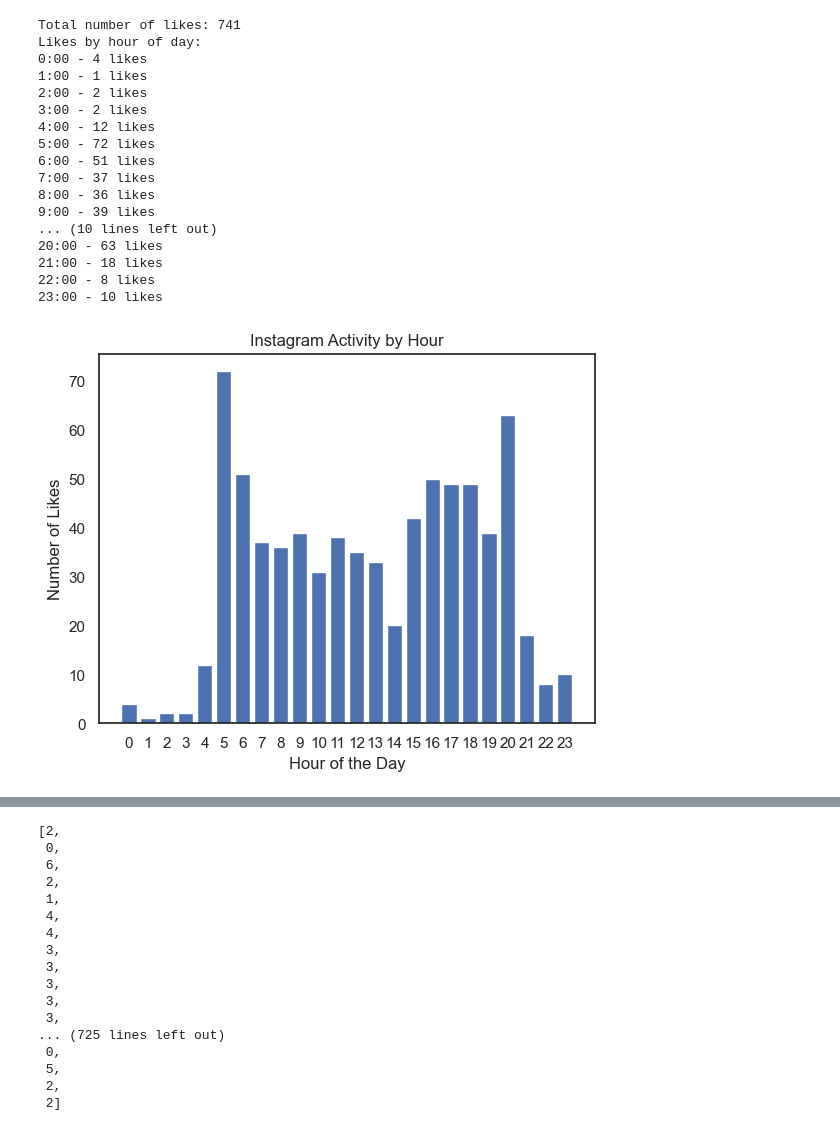
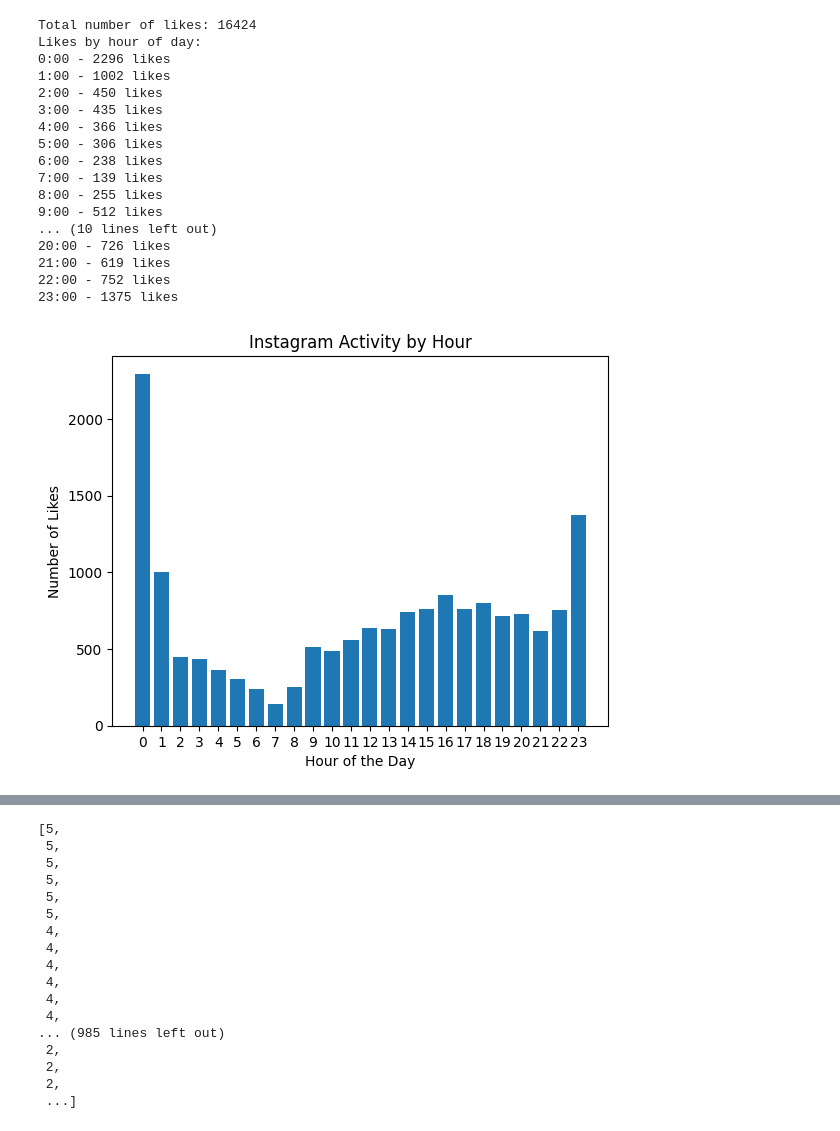
Before and after one commit to ufuk-cakir/buda, a Jupyter notebook: notebooks/likes_statistics.ipynb, the cells around one changed output, grey strips where cells are left out. Cells and saved outputs as stored; diff of their text form; code cells hidden in the pictures.

Commit message:
danny_likes_stats

```diff
--- a/notebooks/likes_statistics.ipynb
+++ b/notebooks/likes_statistics.ipynb
@@ -1,31 +1,31 @@
 # %%
 # check whether the package is installed
 from buda.analysis import analyze_likes
 from buda.analysis import extract_days_of_week
 from buda.utils import load_data
 
 # Example usage
-data = load_data("/Users/alexandrudobra/Downloads/instagram-alexdobra.lk76-2024-11-09-HYDpf5jx/your_instagram_activity/likes/liked_posts.json")
+data = load_data("/Users/ash/Downloads/liked_posts.json")
 analyze_likes(data)
 
 # test extract_days_of_week
 extract_days_of_week(data)
 # %% [output]
-Total number of likes: 741
+Total number of likes: 16424
 Likes by hour of day:
-0:00 - 4 likes
-1:00 - 1 likes
-2:00 - 2 likes
-3:00 - 2 likes
-4:00 - 12 likes
-5:00 - 72 likes
-6:00 - 51 likes
-7:00 - 37 likes
-8:00 - 36 likes
-9:00 - 39 likes
+0:00 - 2296 likes
+1:00 - 1002 likes
+2:00 - 450 likes
+3:00 - 435 likes
+4:00 - 366 likes
+5:00 - 306 likes
+6:00 - 238 likes
+7:00 - 139 likes
+8:00 - 255 likes
+9:00 - 512 likes
 ... (10 lines left out)
-20:00 - 63 likes
-21:00 - 18 likes
-22:00 - 8 likes
-23:00 - 10 likes
+20:00 - 726 likes
+21:00 - 619 likes
+22:00 - 752 likes
+23:00 - 1375 likes
-[figure, old version]
+[figure, new version]
@@ -33,20 +33,20 @@ Likes by hour of day:
-[2,
- 0,
- 6,
- 2,
- 1,
+[5,
+ 5,
+ 5,
+ 5,
+ 5,
+ 5,
  4,
  4,
- 3,
- 3,
- 3,
- 3,
- 3,
-... (725 lines left out)
- 0,
- 5,
+ 4,
+ 4,
+ 4,
+ 4,
+... (985 lines left out)
  2,
- 2]
+ 2,
+ 2,
+ ...]
 # %%
 from buda.analysis.likes import *
 from buda.utils import load_data
```
Also changed, not shown: parts of 2 cells of this notebook, 2 other files.
